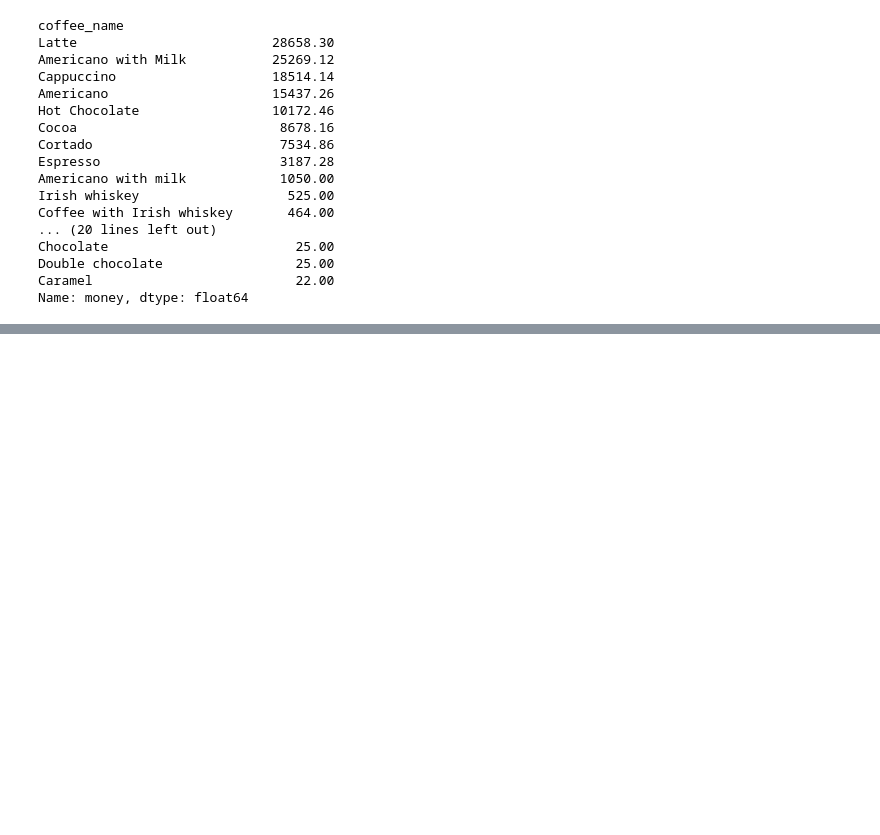
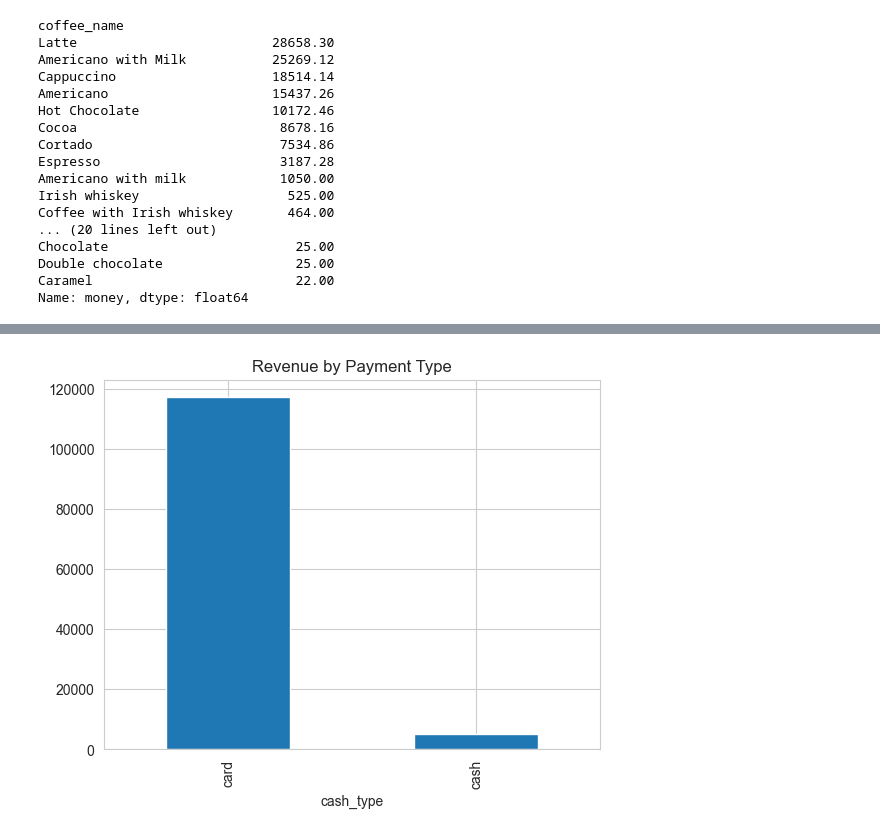
Before and after one commit to eThird/Da-practice, a Jupyter notebook: Notebooks/coffee_shop_transaction_Analysis.ipynb, the cells around one changed output, grey strips where cells are left out. Cells and saved outputs as stored; diff of their text form; code cells hidden in the pictures; blank space fills up the shorter version.

```diff
--- a/Notebooks/coffee_shop_transaction_Analysis.ipynb
+++ b/Notebooks/coffee_shop_transaction_Analysis.ipynb
@@ -283,0 +434,10 @@ Name: money, dtype: float64
+# %%
+#Bar chart of revenue by payment type.
+payment_sales = df.groupby('cash_type')['money'].sum()
+
+plt.figure()
+payment_sales.plot(kind='bar')
+plt.title("Revenue by Payment Type")
+plt.show()
+# %% [output]
+[figure, added]
```
Also changed, not shown: parts of 15 cells of this notebook, 1 other file.
